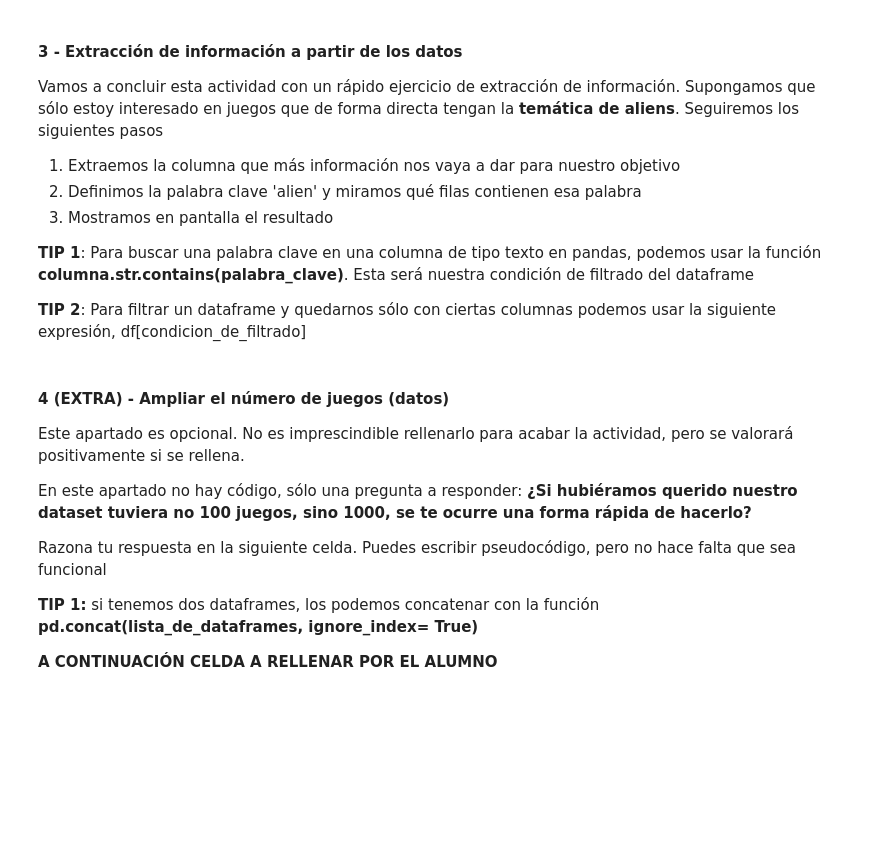
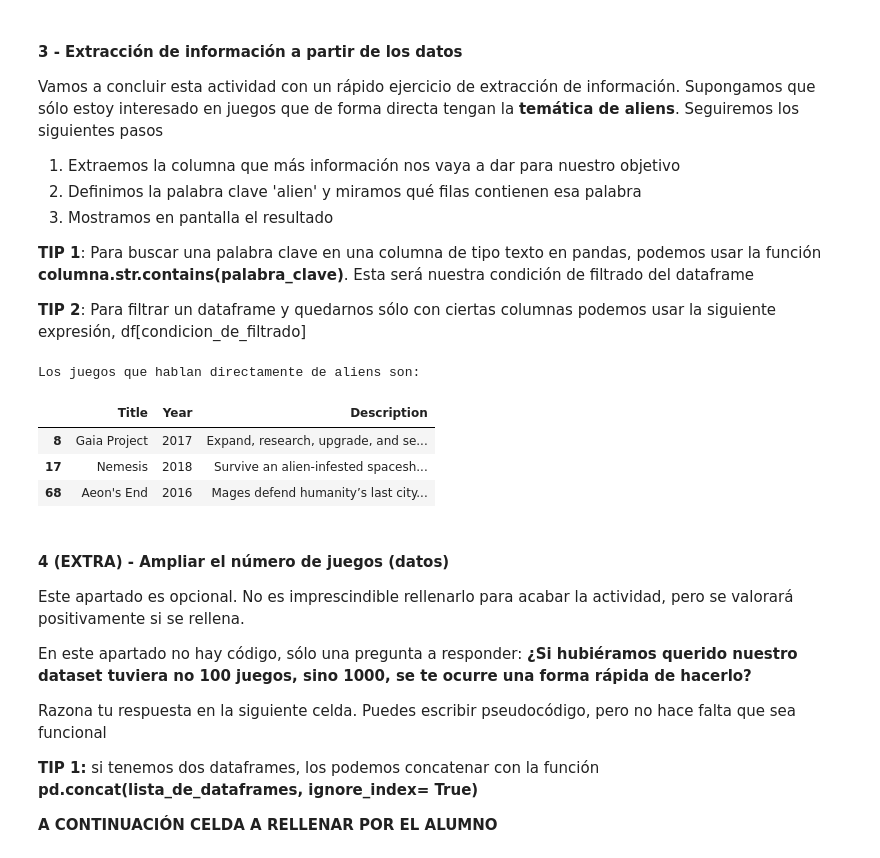
Before and after one commit to yuki/VIU_MASW, a Jupyter notebook: Actividad_2/Actividad_2_1_Alumno.ipynb, the cells around one changed output. Cells and saved outputs as stored; diff of their text form; code cells hidden in the pictures; blank space fills up the shorter version.

```diff
--- a/Actividad_2/Actividad_2_1_Alumno.ipynb
+++ b/Actividad_2/Actividad_2_1_Alumno.ipynb
@@ -247,19 +324,25 @@ __TIP 2__: Para filtrar un dataframe y quedarnos sólo con ciertas columnas pode
 # %%
 #Extraemos la columna interesante
 ########INSERTAR CODIGO AQUI
-relevant_column = None
+relevant_column = df['Description']
 
 #Definimos la palabra clave y nuestra condición de filtrado
 ########INSERTAR CODIGO AQUI
-keyword = None
-condition = None
+keyword = "alien"
+condition = relevant_column.str.contains(keyword)
 
 #Creamos un dataframe filtrado con la información relevante
 ########INSERTAR CODIGO AQUI
-df_only_alien_games = None
+df_only_alien_games = df[condition]
 
 print('Los juegos que hablan directamente de aliens son:\n')
 display(df_only_alien_games)
+# %% [output]
+Los juegos que hablan directamente de aliens son:
+|  | Title | Year | Description |
+| 8 | Gaia Project | 2017 | Expand, research, upgrade, and se... |
+| 17 | Nemesis | 2018 | Survive an alien-infested spacesh... |
+| 68 | Aeon's End | 2016 | Mages defend humanity’s last city... |
 # %% [markdown]
 #### 4 (EXTRA) - Ampliar el número de juegos (datos)
 Este apartado es opcional. No es imprescindible rellenarlo para acabar la actividad, pero se valorará positivamente si se rellena.
```
Also changed, not shown: parts of 19 cells of this notebook.
